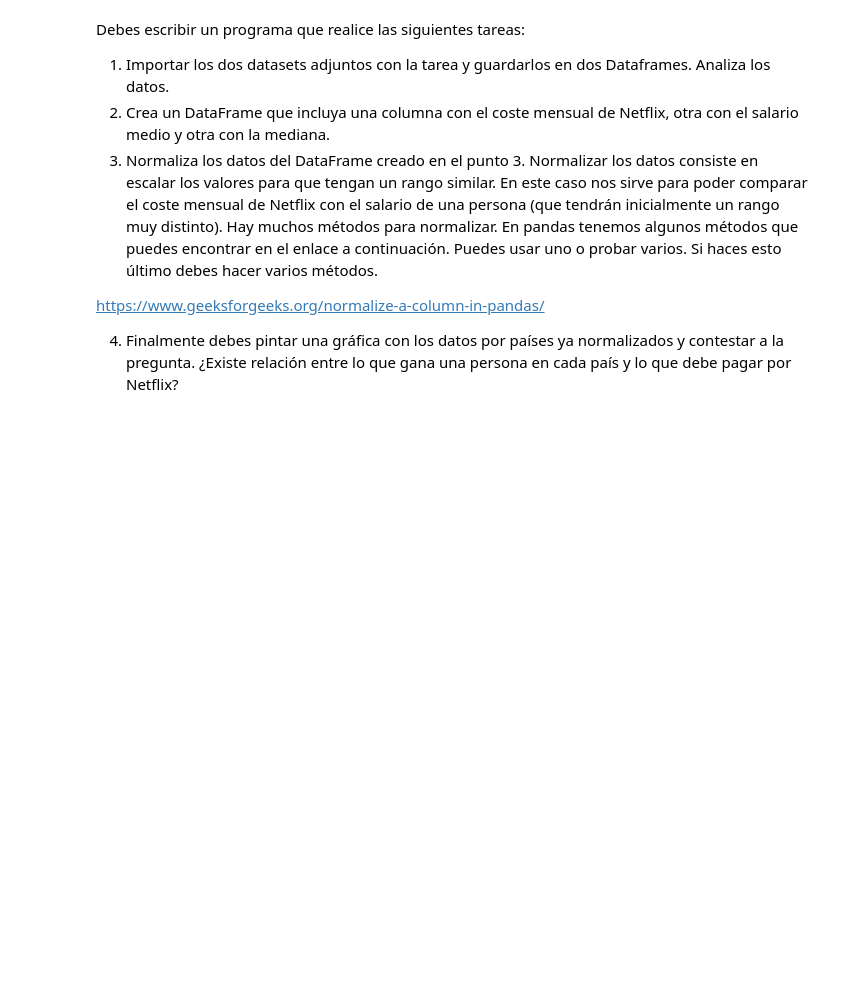
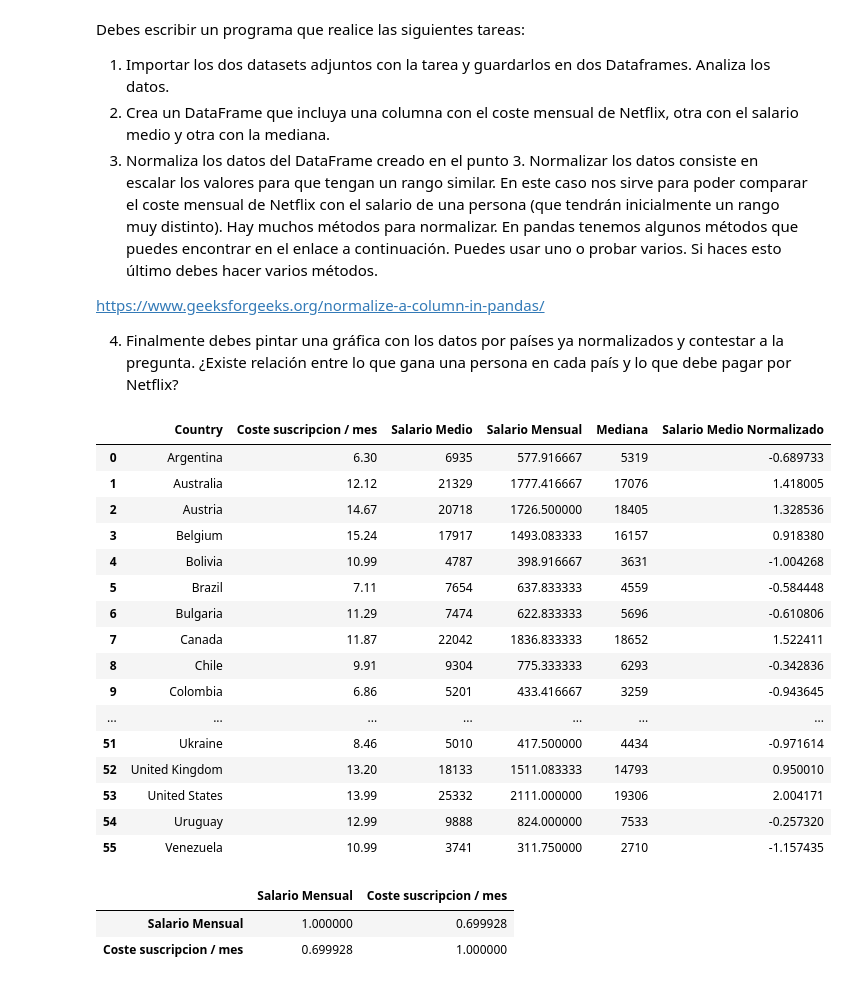
Before and after one commit to carmencnles/PIA-CASA, a Jupyter notebook: Primer trimestre/Unidad2_8/Actividad2_8.ipynb, the cells around one changed output. Cells and saved outputs as stored; diff of their text form; code cells hidden in the pictures; blank space fills up the shorter version.

```diff
--- a/Primer trimestre/Unidad2_8/Actividad2_8.ipynb
+++ b/Primer trimestre/Unidad2_8/Actividad2_8.ipynb
@@ -12,3 +12,63 @@ Debes escribir un programa que realice las siguientes tareas:
 https://www.geeksforgeeks.org/normalize-a-column-in-pandas/
 
 4. Finalmente debes pintar una gráfica con los datos por países ya normalizados y contestar a la pregunta. ¿Existe relación entre lo que gana una persona en cada país y lo que debe pagar por Netflix?
+# %%
+import pandas as pd
+import matplotlib as mat
+import matplotlib.pyplot as plt
+
+# 1. Importar los datasets, uniendo con el nombre de pais
+df_suscripcion = pd.read_csv("Netflix subscription fee Dec-2021.csv")
+df_salarios = pd.read_csv("salaries_by_country_2021.csv")
+
+df_unido = df_suscripcion.merge(df_salarios, how="inner", left_on="Country", right_on="country")
+
+# 2. Crear dataframe con coste mensual, salario medio y otra con la mediana.
+paises = []
+suscripcion = []
+salario_medio = []
+mediana = []
+salario_medio_mes = []
+
+for row in df_unido:
+    paises = df_unido["Country"]
+    suscripcion = df_unido["Cost Per Month - Standard ($)"]
+    salario_medio = df_unido["meanIncome"]
+    mediana = df_unido["medianIncome"]
+    salario_medio_mes = df_unido["meanIncome"] / 12
+
+df_conjunto = pd.DataFrame({"Country" : paises, "Coste suscripcion / mes" :  suscripcion, "Salario Medio" : salario_medio, "Salario Mensual" : salario_medio_mes, "Mediana" : mediana})
+#print(df_conjunto)
+
+# 3. Normalizar los datos consiste en escalar los valores para que tengan un rango similar.
+# En este caso nos sirve para poder comparar el coste mensual de Netflix con el salario de una persona.
+# Hay muchos métodos para normalizar. En pandas tenemos algunos métodos que puedes encontrar en el enlace a continuación.
+
+df_conjunto["Salario Medio Normalizado"] = (df_conjunto["Salario Medio"] - df_conjunto["Salario Medio"].mean()) / df_conjunto["Salario Medio"].std()
+display(df_conjunto)
+
+# 4. Deberemos de buscar relacion entre el salario y lo que cuesta comprar netflix en cada pais.
+# Para ello deberemos de buscar la correlacion entre el coste de la suscripcion al mes y el salario medio
+datos = df_conjunto[["Salario Mensual", "Coste suscripcion / mes"]]
+datos.corr(method="pearson")
+# %% [output]
+|  | Country | Coste suscripcion / mes | Salario Medio | Salario Mensual | Mediana | Salario Medio Normalizado |
+| 0 | Argentina | 6.30 | 6935 | 577.916667 | 5319 | -0.689733 |
+| 1 | Australia | 12.12 | 21329 | 1777.416667 | 17076 | 1.418005 |
+| 2 | Austria | 14.67 | 20718 | 1726.500000 | 18405 | 1.328536 |
+| 3 | Belgium | 15.24 | 17917 | 1493.083333 | 16157 | 0.918380 |
+| 4 | Bolivia | 10.99 | 4787 | 398.916667 | 3631 | -1.004268 |
+| 5 | Brazil | 7.11 | 7654 | 637.833333 | 4559 | -0.584448 |
+| 6 | Bulgaria | 11.29 | 7474 | 622.833333 | 5696 | -0.610806 |
+| 7 | Canada | 11.87 | 22042 | 1836.833333 | 18652 | 1.522411 |
+| 8 | Chile | 9.91 | 9304 | 775.333333 | 6293 | -0.342836 |
+| 9 | Colombia | 6.86 | 5201 | 433.416667 | 3259 | -0.943645 |
+| ... | ... | ... | ... | ... | ... | ... |
+| 51 | Ukraine | 8.46 | 5010 | 417.500000 | 4434 | -0.971614 |
+| 52 | United Kingdom | 13.20 | 18133 | 1511.083333 | 14793 | 0.950010 |
+| 53 | United States | 13.99 | 25332 | 2111.000000 | 19306 | 2.004171 |
+| 54 | Uruguay | 12.99 | 9888 | 824.000000 | 7533 | -0.257320 |
+| 55 | Venezuela | 10.99 | 3741 | 311.750000 | 2710 | -1.157435 |
+|  | Salario Mensual | Coste suscripcion / mes |
+| Salario Mensual | 1.000000 | 0.699928 |
+| Coste suscripcion / mes | 0.699928 | 1.000000 |
```
Also changed, not shown: parts of 2 cells of this notebook, 42 other files.
